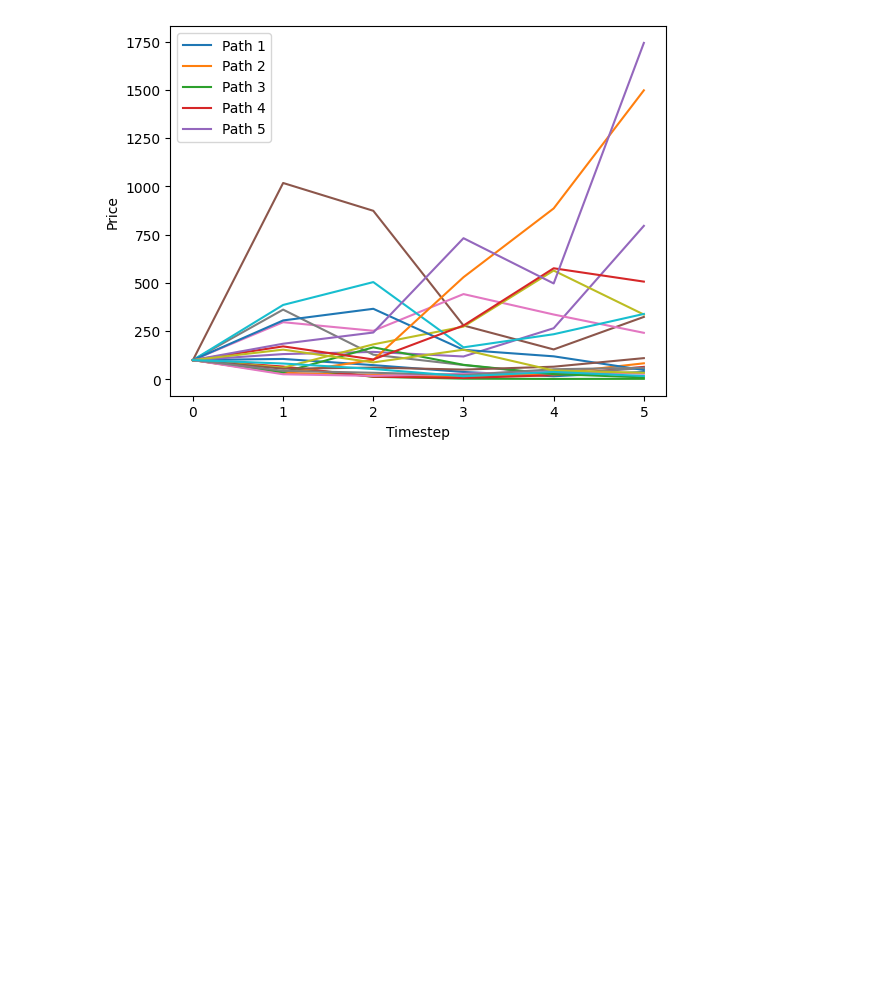
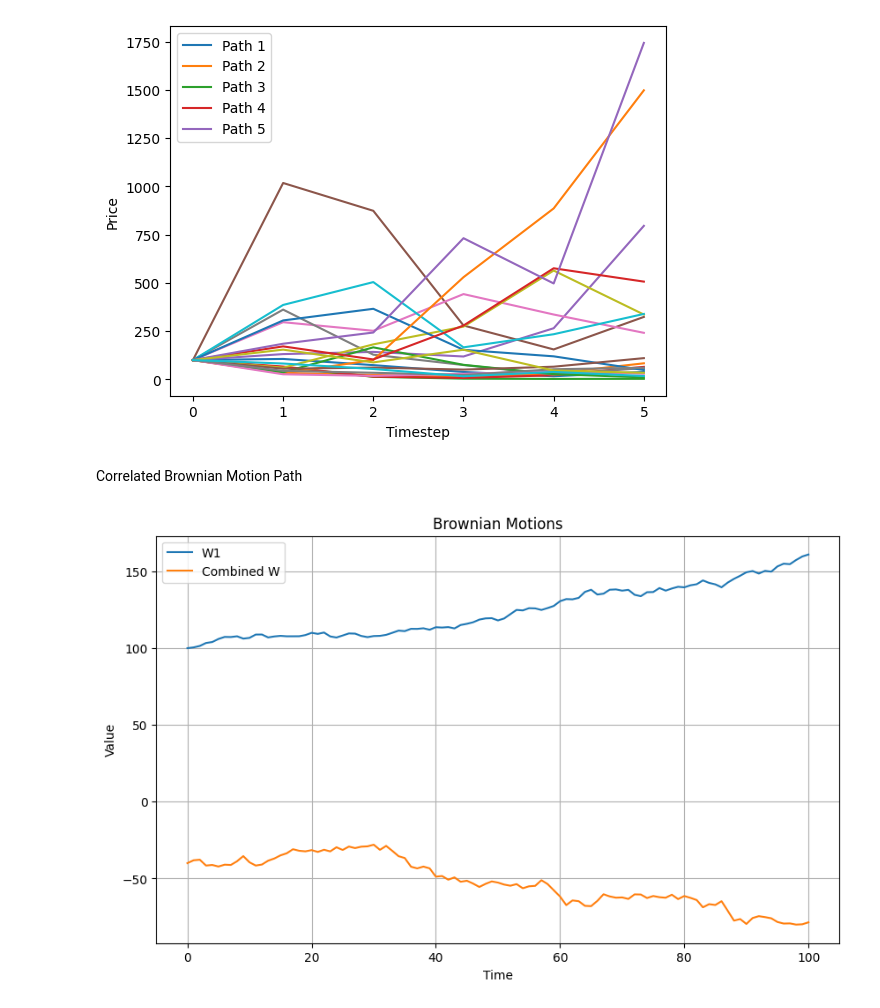
Before and after one commit to jenasatwik/Pricing_financial_instruments, a Jupyter notebook: Evolution of paths.ipynb, the cells around one changed output. Drawn from its saved outputs; the diff is of its cells as text; code cells hidden in the pictures; blank space fills up the shorter version.

Commit message:
Correlated brownian motion

```diff
--- a/Evolution of paths.ipynb
+++ b/Evolution of paths.ipynb
@@ -28,3 +30,22 @@ plt.legend(['Path 1', 'Path 2', 'Path 3', 'Path 4', 'Path 5'])
 plt.show()
 # %% [output]
 [figure]
+# %% [markdown]
+Correlated Brownian Motion Path
+# %%
+W1=gbm(100,.10,.05,100,5,1)
+W2=gbm(100,.08,.20,100,5,1)
+rho=-0.8
+W=np.dot(rho,W1[0])+np.dot((1-np.sqrt(1-rho*rho)),W2[0])
+# %%
+plt.figure(figsize=(10, 6))
+plt.plot(W1[0], label='W1')
+plt.plot(W, label='Combined W')
+plt.xlabel('Time')
+plt.ylabel('Value')
+plt.title('Brownian Motions')
+plt.legend()
+plt.grid(True)
+plt.show()
+# %% [output]
+[figure, added]
```
Also changed, not shown: parts of 4 cells of this notebook.
